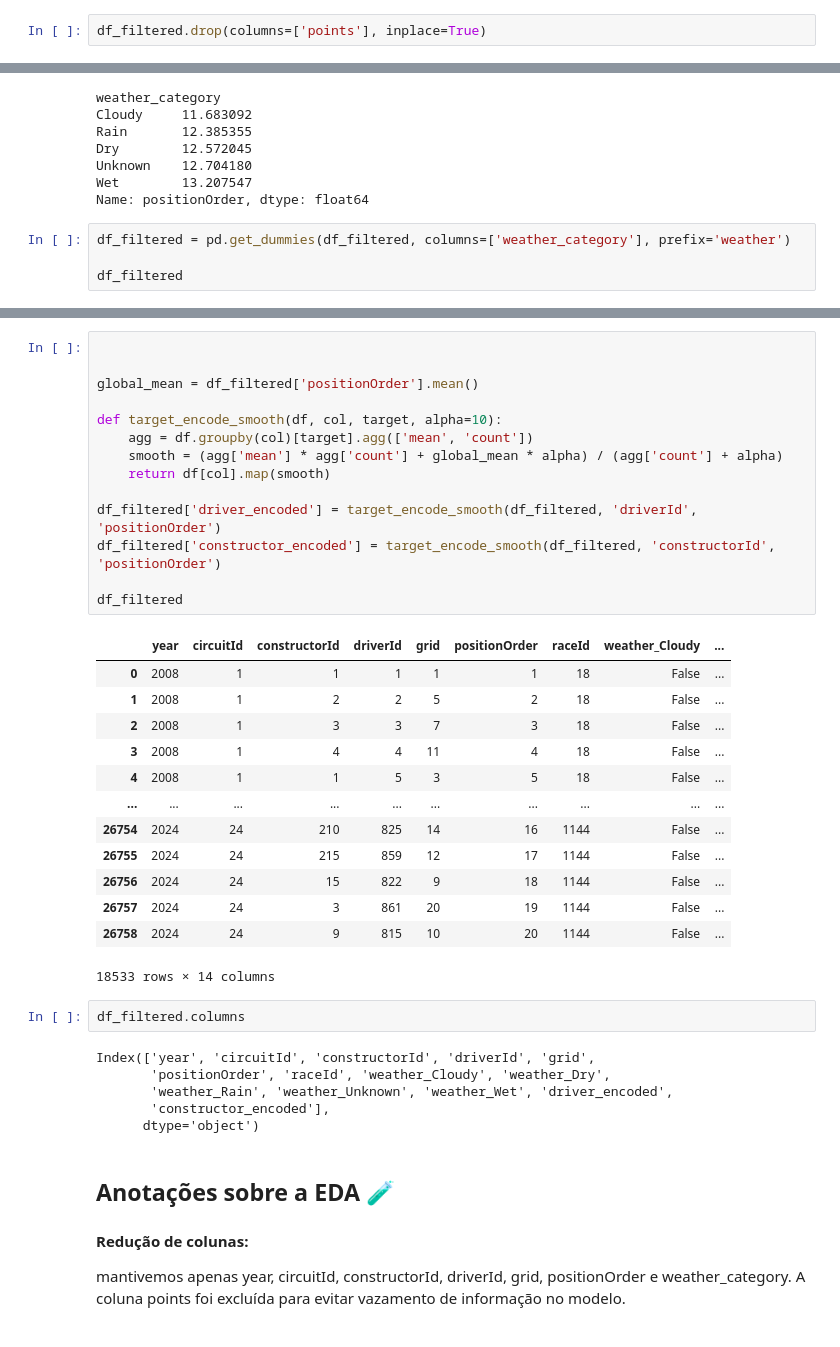
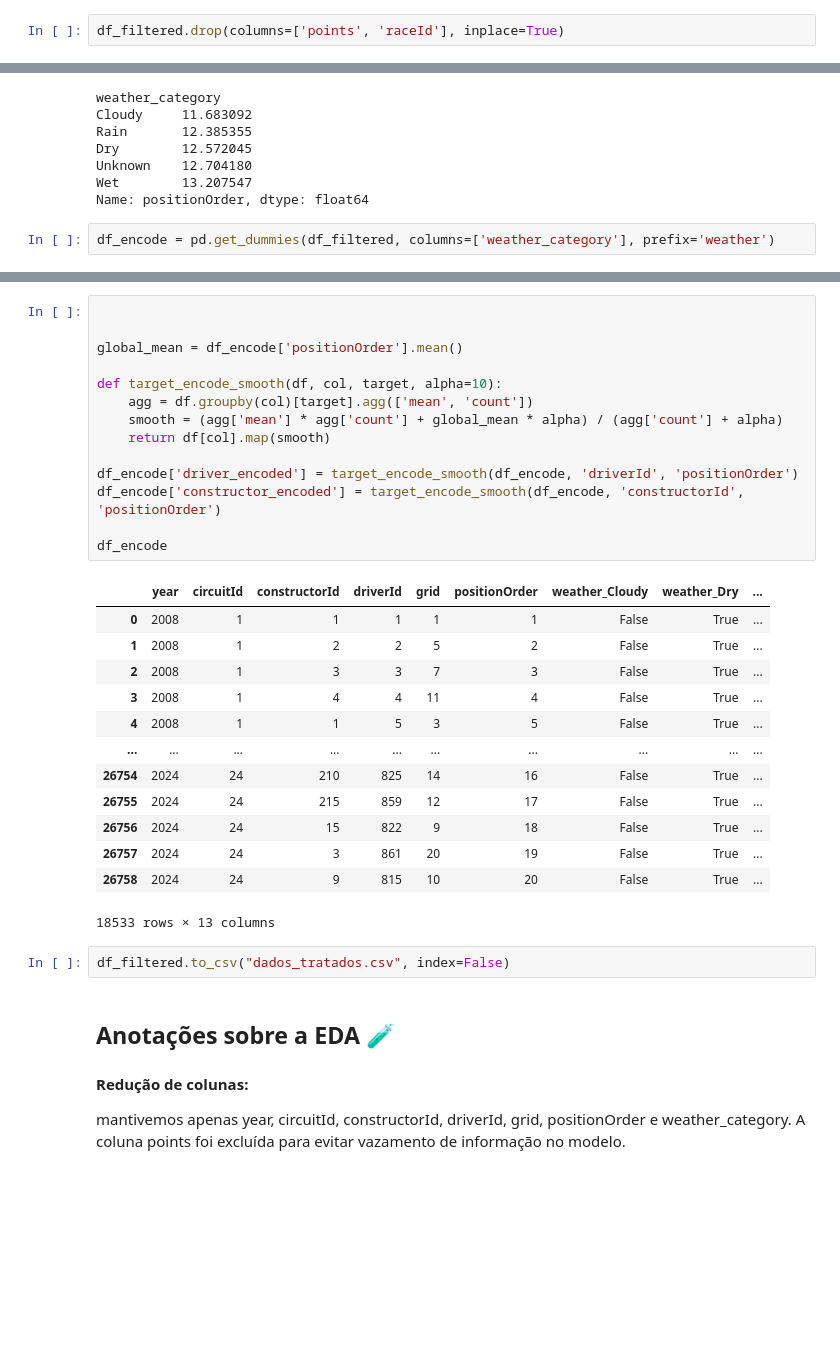
Before and after one commit to ArthurLima05/PodiumAI, a Jupyter notebook: notebooks/02_eda_podiumai.ipynb, the cells around one changed output, grey strips where cells are left out. Cells and saved outputs as stored; diff of their text form; blank space fills up the shorter version.

```diff
--- a/notebooks/02_eda_podiumai.ipynb
+++ b/notebooks/02_eda_podiumai.ipynb
@@ -362,7 +363,7 @@ plt.show()
 # %% [output]
 [figure]
 # %%
-df_filtered.drop(columns=['points'], inplace=True)
+df_filtered.drop(columns=['points', 'raceId'], inplace=True)
 # %% [output]
 A value is trying to be set on a copy of a slice from a DataFrame
 
@@ -411,6 +412,4 @@ Unknown    12.704180
 Wet        13.207547
 Name: positionOrder, dtype: float64
 # %%
-df_filtered = pd.get_dummies(df_filtered, columns=['weather_category'], prefix='weather')
-
-df_filtered
+df_encode = pd.get_dummies(df_filtered, columns=['weather_category'], prefix='weather')
@@ -431,39 +416,33 @@ df_filtered
 # %%
 
 
-global_mean = df_filtered['positionOrder'].mean()
+global_mean = df_encode['positionOrder'].mean()
 
 def target_encode_smooth(df, col, target, alpha=10):
     agg = df.groupby(col)[target].agg(['mean', 'count'])
     smooth = (agg['mean'] * agg['count'] + global_mean * alpha) / (agg['count'] + alpha)
     return df[col].map(smooth)
 
-df_filtered['driver_encoded'] = target_encode_smooth(df_filtered, 'driverId', 'positionOrder')
-df_filtered['constructor_encoded'] = target_encode_smooth(df_filtered, 'constructorId', 'positionOrder')
+df_encode['driver_encoded'] = target_encode_smooth(df_encode, 'driverId', 'positionOrder')
+df_encode['constructor_encoded'] = target_encode_smooth(df_encode, 'constructorId', 'positionOrder')
 
-df_filtered
+df_encode
 # %% [output]
-|  | year | circuitId | constructorId | driverId | grid | positionOrder | raceId | weather_Cloudy | ... |
-| 0 | 2008 | 1 | 1 | 1 | 1 | 1 | 18 | False | ... |
-| 1 | 2008 | 1 | 2 | 2 | 5 | 2 | 18 | False | ... |
-| 2 | 2008 | 1 | 3 | 3 | 7 | 3 | 18 | False | ... |
-| 3 | 2008 | 1 | 4 | 4 | 11 | 4 | 18 | False | ... |
-| 4 | 2008 | 1 | 1 | 5 | 3 | 5 | 18 | False | ... |
+|  | year | circuitId | constructorId | driverId | grid | positionOrder | weather_Cloudy | weather_Dry | ... |
+| 0 | 2008 | 1 | 1 | 1 | 1 | 1 | False | True | ... |
+| 1 | 2008 | 1 | 2 | 2 | 5 | 2 | False | True | ... |
+| 2 | 2008 | 1 | 3 | 3 | 7 | 3 | False | True | ... |
+| 3 | 2008 | 1 | 4 | 4 | 11 | 4 | False | True | ... |
+| 4 | 2008 | 1 | 1 | 5 | 3 | 5 | False | True | ... |
 | ... | ... | ... | ... | ... | ... | ... | ... | ... | ... |
-| 26754 | 2024 | 24 | 210 | 825 | 14 | 16 | 1144 | False | ... |
-| 26755 | 2024 | 24 | 215 | 859 | 12 | 17 | 1144 | False | ... |
-| 26756 | 2024 | 24 | 15 | 822 | 9 | 18 | 1144 | False | ... |
-| 26757 | 2024 | 24 | 3 | 861 | 20 | 19 | 1144 | False | ... |
-| 26758 | 2024 | 24 | 9 | 815 | 10 | 20 | 1144 | False | ... |
+| 26754 | 2024 | 24 | 210 | 825 | 14 | 16 | False | True | ... |
+| 26755 | 2024 | 24 | 215 | 859 | 12 | 17 | False | True | ... |
+| 26756 | 2024 | 24 | 15 | 822 | 9 | 18 | False | True | ... |
+| 26757 | 2024 | 24 | 3 | 861 | 20 | 19 | False | True | ... |
+| 26758 | 2024 | 24 | 9 | 815 | 10 | 20 | False | True | ... |
-18533 rows × 14 columns
+18533 rows × 13 columns
 # %%
-df_filtered.columns
+df_filtered.to_csv("dados_tratados.csv", index=False)
-# %% [output]
-Index(['year', 'circuitId', 'constructorId', 'driverId', 'grid',
-       'positionOrder', 'raceId', 'weather_Cloudy', 'weather_Dry',
-       'weather_Rain', 'weather_Unknown', 'weather_Wet', 'driver_encoded',
-       'constructor_encoded'],
-      dtype='object')
 # %% [markdown]
 ## Anotações sobre a EDA 🧪
 
```
Also changed, not shown: parts of 3 cells of this notebook, 4 other files.
